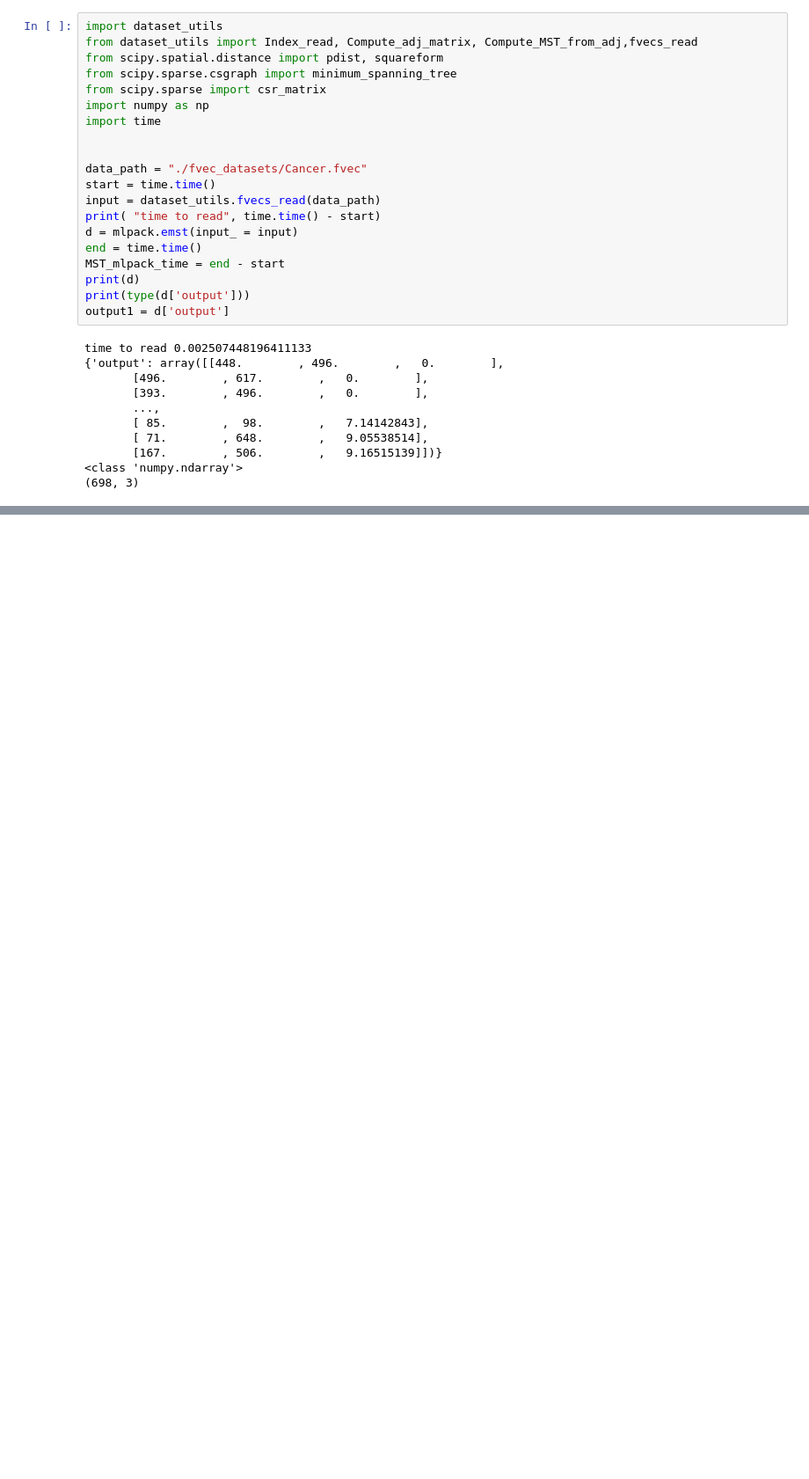
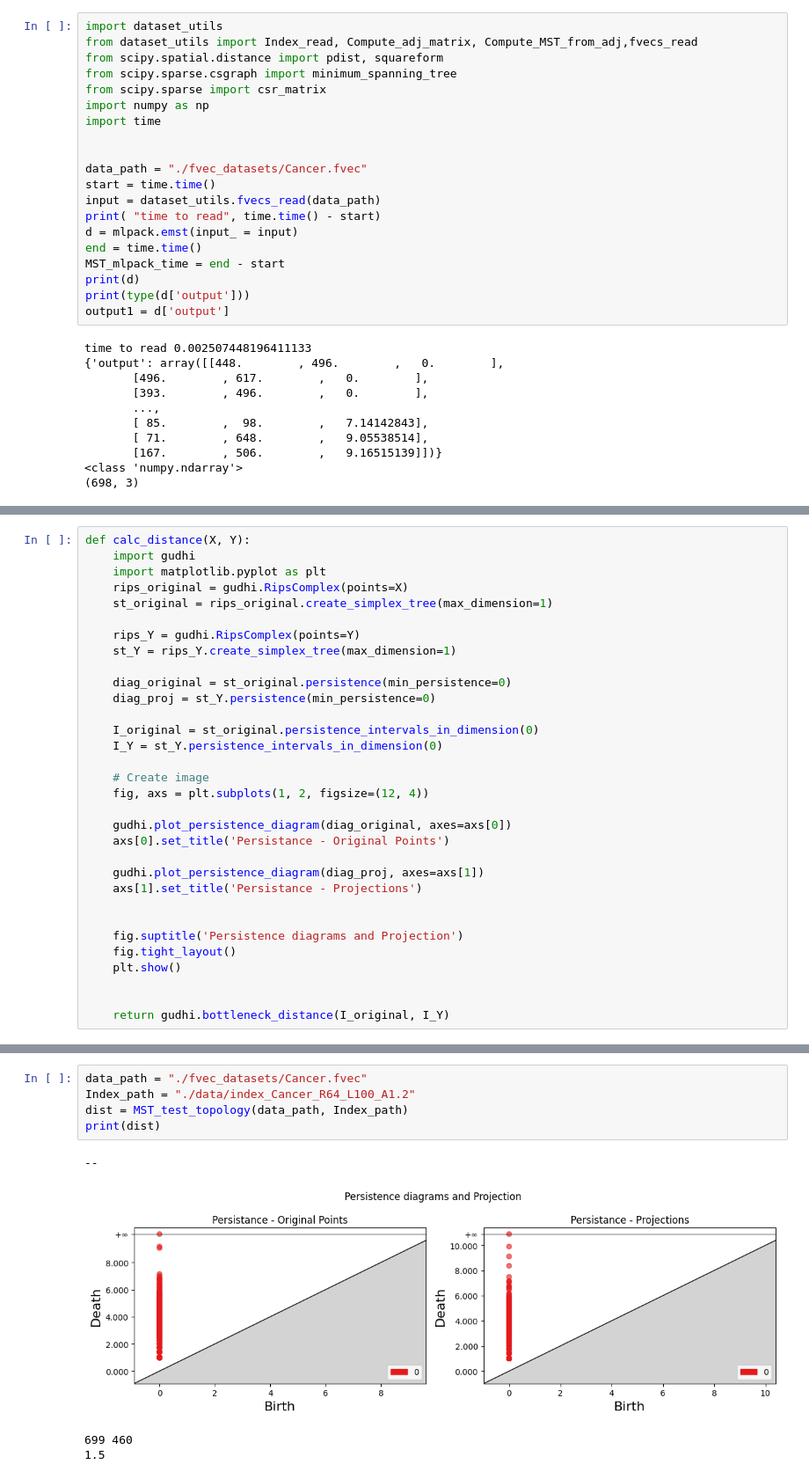
Before and after one commit to viguardieiro/TopoMap, a Jupyter notebook: Generate_MST_tests.ipynb, the cells around one changed output, grey strips where cells are left out. Shown at 88% size. Cells and saved outputs as stored; diff of their text form; blank space fills up the shorter version.

```diff
--- a/Generate_MST_tests.ipynb
+++ b/Generate_MST_tests.ipynb
@@ -547,0 +579,32 @@ array([ True,  True,  True,  True,  True,  True,  True,  True,  True,
+# %%
+def calc_distance(X, Y):
+    import gudhi
+    import matplotlib.pyplot as plt
+    rips_original = gudhi.RipsComplex(points=X)
+    st_original = rips_original.create_simplex_tree(max_dimension=1)
+
+    rips_Y = gudhi.RipsComplex(points=Y)
+    st_Y = rips_Y.create_simplex_tree(max_dimension=1)
+
+    diag_original = st_original.persistence(min_persistence=0)
+    diag_proj = st_Y.persistence(min_persistence=0)
+
+    I_original = st_original.persistence_intervals_in_dimension(0)
+    I_Y = st_Y.persistence_intervals_in_dimension(0)
+
+    # Create image
+    fig, axs = plt.subplots(1, 2, figsize=(12, 4))
+
+    gudhi.plot_persistence_diagram(diag_original, axes=axs[0])
+    axs[0].set_title('Persistance - Original Points')
+
+    gudhi.plot_persistence_diagram(diag_proj, axes=axs[1])
+    axs[1].set_title('Persistance - Projections')
+
+
+    fig.suptitle('Persistence diagrams and Projection')
+    fig.tight_layout()
+    plt.show()
+
+
+    return gudhi.bottleneck_distance(I_original, I_Y)
@@ -547,0 +664,10 @@ array([ True,  True,  True,  True,  True,  True,  True,  True,  True,
+# %%
+data_path = "./fvec_datasets/Cancer.fvec"
+Index_path = "./data/index_Cancer_R64_L100_A1.2"
+dist = MST_test_topology(data_path, Index_path)
+print(dist)
+# %% [output]
+--
+[figure, added]
+699 460
+1.5
```
Also changed, not shown: parts of 11 cells of this notebook, 4 other files.
